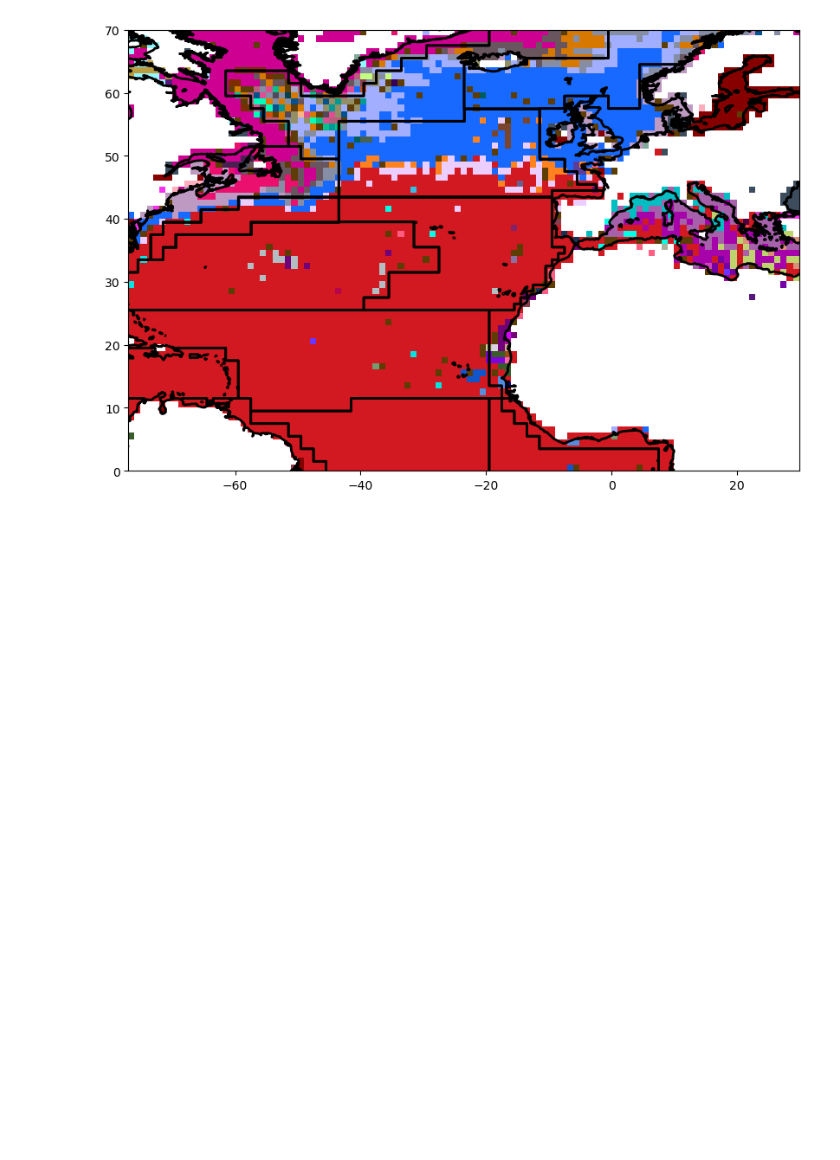
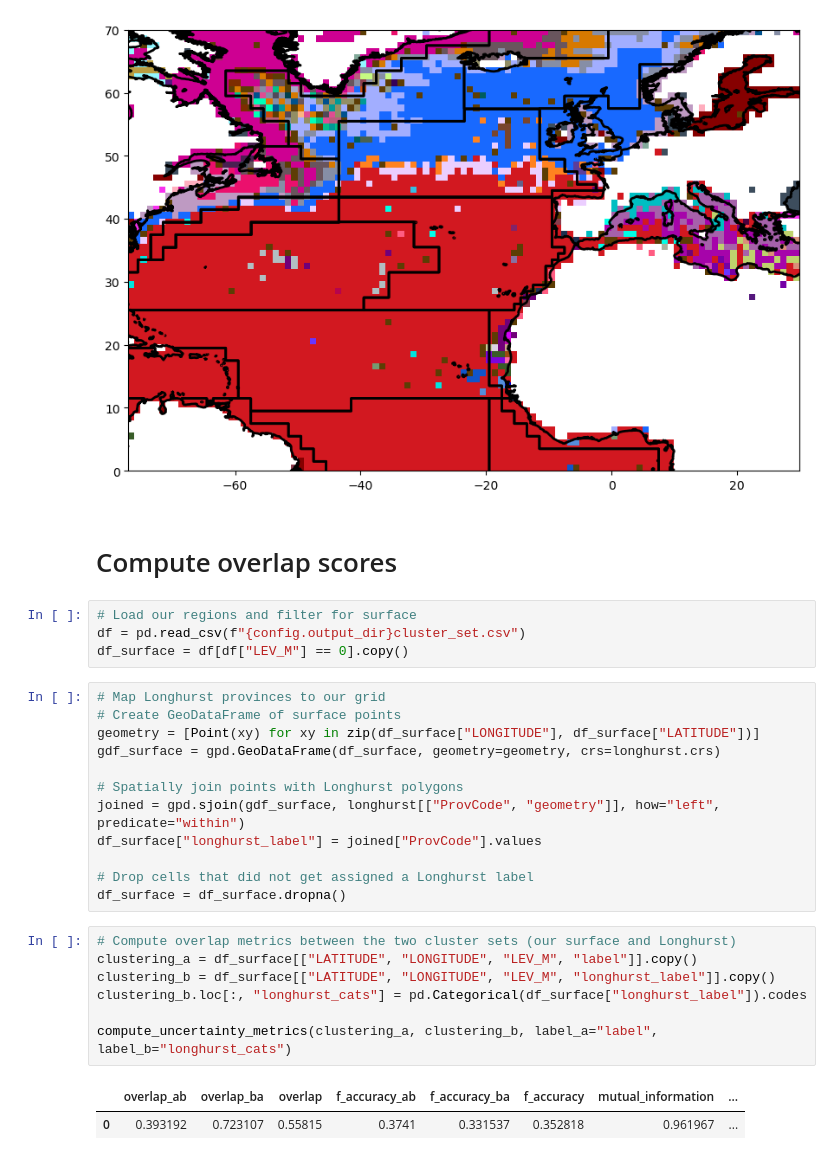
Before and after one commit to y-jenniges/ocean_clustering_and_validation, a Jupyter notebook: validation/longhurst.ipynb, the cells around one changed output. Saved outputs shown, nothing was run; the diff lists cells and outputs as text; blank space fills up the shorter version.

Commit message:
adding metrics to compare qnautitatively to our cluster set

```diff
--- a/validation/longhurst.ipynb
+++ b/validation/longhurst.ipynb
@@ -97,3 +100,31 @@ ax.set_ylim(lat_min, lat_max)
 plt.show()
 # %% [output]
 [figure]
+# %% [markdown]
+# Compute overlap scores
+# %%
+# Load our regions and filter for surface
+df = pd.read_csv(f"{config.output_dir}cluster_set.csv")
+df_surface = df[df["LEV_M"] == 0].copy()
+# %%
+# Map Longhurst provinces to our grid
+# Create GeoDataFrame of surface points
+geometry = [Point(xy) for xy in zip(df_surface["LONGITUDE"], df_surface["LATITUDE"])]
+gdf_surface = gpd.GeoDataFrame(df_surface, geometry=geometry, crs=longhurst.crs)
+
+# Spatially join points with Longhurst polygons
+joined = gpd.sjoin(gdf_surface, longhurst[["ProvCode", "geometry"]], how="left", predicate="within")
+df_surface["longhurst_label"] = joined["ProvCode"].values
+
+# Drop cells that did not get assigned a Longhurst label
+df_surface = df_surface.dropna()
+# %%
+# Compute overlap metrics between the two cluster sets (our surface and Longhurst)
+clustering_a = df_surface[["LATITUDE", "LONGITUDE", "LEV_M", "label"]].copy()
+clustering_b = df_surface[["LATITUDE", "LONGITUDE", "LEV_M", "longhurst_label"]].copy()
+clustering_b.loc[:, "longhurst_cats"] = pd.Categorical(df_surface["longhurst_label"]).codes
+
+compute_uncertainty_metrics(clustering_a, clustering_b, label_a="label", label_b="longhurst_cats")
+# %% [output]
+|  | overlap_ab | overlap_ba | overlap | f_accuracy_ab | f_accuracy_ba | f_accuracy | mutual_information | ... |
+| 0 | 0.393192 | 0.723107 | 0.55815 | 0.3741 | 0.331537 | 0.352818 | 0.961967 | ... |
```
Also changed, not shown: parts of 3 cells of this notebook, 1 other file.
